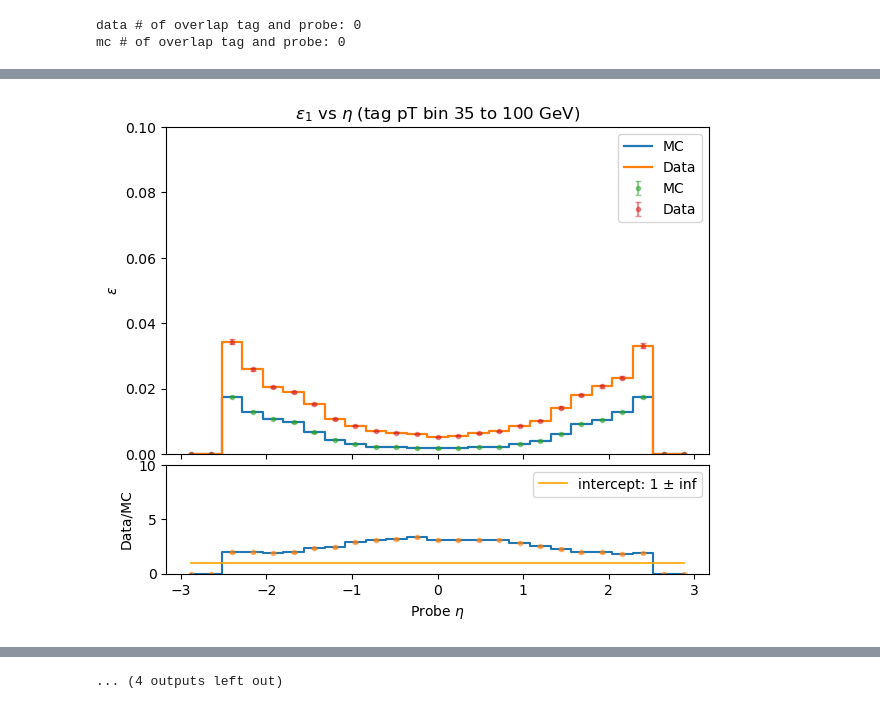
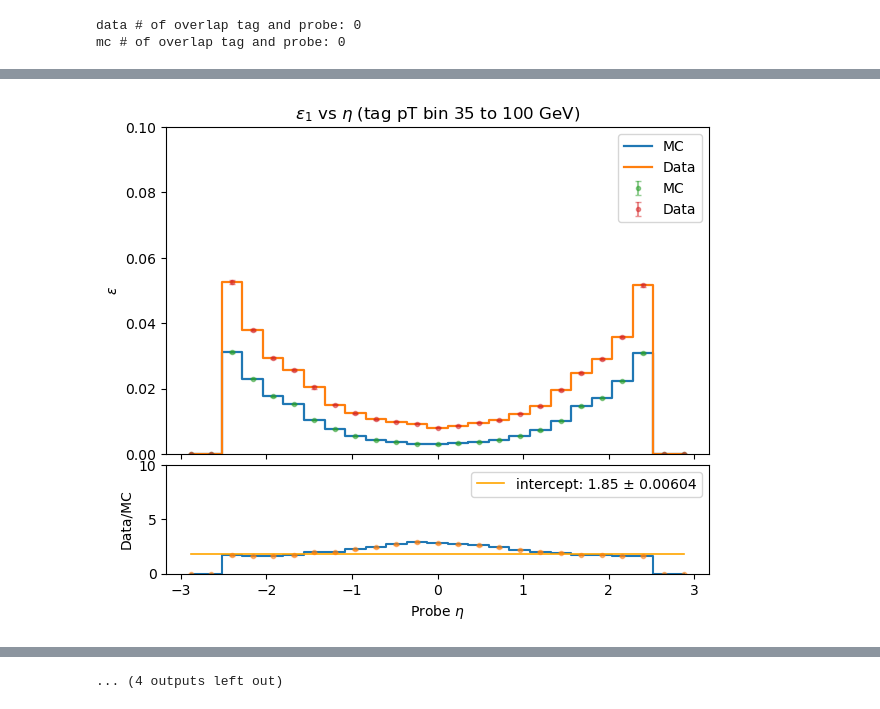
Before and after one commit to XinyiXu03/CMS_Suu_charge_misID, a Jupyter notebook: charge_misID_code/18_12_25_data_MC.ipynb, the cells around one changed output, grey strips where cells are left out. Cells and saved outputs as stored; diff of their text form; code cells hidden in the pictures.

```diff
--- a/charge_misID_code/18_12_25_data_MC.ipynb
+++ b/charge_misID_code/18_12_25_data_MC.ipynb
@@ -540,7 +540,7 @@ bins_map = {
      "DY_Bin-2J": "DY_Bin-2J",
 }
 
-i = 0
+i = 1
 
 bad_list = []
 
@@ -554,7 +554,7 @@ for ds_name, bin_key in bins_map.items():
         try:
             run_file(fileset_chunk)
         except ValueError as e:
-            print("bad file! " + str(i))
+            print("Bad file! " + str(i))
             bad_list.append((i, fileset_chunk))
         i += 1
 
@@ -1525,10 +1539,10 @@ plot_eps_data_mc_with_ratio(
 
 
 dt_eps1_pt_s, dt_eps2_pt_s, dt_eps3_pt_s, dt_eps4_pt_s = build_eps_hists(
-    data_pairs, xaxis="probe_pt", probe_region=None, tag_charge=None, tag_ptbin="35to100", tag_region="barrel"
+    data_pairs, xaxis="probe_pt", probe_region=None, tag_charge=None, tag_ptbin="35to100", tag_region="None"
 )
 mc_eps1_pt_s, mc_eps2_pt_s, mc_eps3_pt_s, mc_eps4_pt_s = build_eps_hists(
-    mc_pairs, xaxis="probe_pt", probe_region=None, tag_charge=None, tag_ptbin="35to100", tag_region="barrel"
+    mc_pairs, xaxis="probe_pt", probe_region=None, tag_charge=None, tag_ptbin="35to100", tag_region="None"
 )
 
 plot_eps_data_mc_with_ratio(
@@ -1562,10 +1576,10 @@ plot_eps_data_mc_with_ratio(
 
 
 dt_eps1_eta_s, dt_eps2_eta_s, dt_eps3_eta_s, dt_eps4_eta_s = build_eps_hists(
-    data_pairs, xaxis="probe_eta", probe_region=None, tag_charge=None, tag_ptbin="35to100", tag_region="barrel"
+    data_pairs, xaxis="probe_eta", probe_region=None, tag_charge=None, tag_ptbin="35to100", tag_region="None"
 )
 mc_eps1_eta_s, mc_eps2_eta_s, mc_eps3_eta_s, mc_eps4_eta_s = build_eps_hists(
-    mc_pairs, xaxis="probe_eta", probe_region=None, tag_charge=None, tag_ptbin="35to100", tag_region="barrel"
+    mc_pairs, xaxis="probe_eta", probe_region=None, tag_charge=None, tag_ptbin="35to100", tag_region="None"
 )
 
 plot_eps_data_mc_with_ratio(
@@ -1603,10 +1617,10 @@ plot_eps_data_mc_with_ratio(
 
 
 dt_eps1_pt_b, dt_eps2_pt_b, dt_eps3_pt_b, dt_eps4_pt_b = build_eps_hists(
-    data_pairs, xaxis="probe_pt", probe_region=None, tag_charge=None, tag_ptbin="lt100", tag_region="barrel"
+    data_pairs, xaxis="probe_pt", probe_region=None, tag_charge=None, tag_ptbin="lt100", tag_region="None"
 )
 mc_eps1_pt_b, mc_eps2_pt_b, mc_eps3_pt_b, mc_eps4_pt_b = build_eps_hists(
-    mc_pairs, xaxis="probe_pt", probe_region=None, tag_charge=None, tag_ptbin="lt100", tag_region="barrel"
+    mc_pairs, xaxis="probe_pt", probe_region=None, tag_charge=None, tag_ptbin="lt100", tag_region="None"
 )
 
 plot_eps_data_mc_with_ratio(
@@ -1641,10 +1655,10 @@ plot_eps_data_mc_with_ratio(
 
 
 dt_eps1_eta_b, dt_eps2_eta_b, dt_eps3_eta_b, dt_eps4_eta_b  = build_eps_hists(
-    data_pairs, xaxis="probe_eta", probe_region=None, tag_charge=None, tag_ptbin="lt100", tag_region="barrel"
+    data_pairs, xaxis="probe_eta", probe_region=None, tag_charge=None, tag_ptbin="lt100", tag_region="None"
 )
 mc_eps1_eta_b, mc_eps2_eta_b, mc_eps3_eta_b, mc_eps4_eta_b = build_eps_hists(
-    mc_pairs, xaxis="probe_eta", probe_region=None, tag_charge=None, tag_ptbin="lt100", tag_region="barrel"
+    mc_pairs, xaxis="probe_eta", probe_region=None, tag_charge=None, tag_ptbin="lt100", tag_region="None"
 )
 
 plot_eps_data_mc_with_ratio(
@@ -1686 +1700 @@ plot_eps_data_mc_with_ratio(
-[figure, old version]
+[figure, new version]
```
Also changed, not shown: parts of 7 cells of this notebook.
